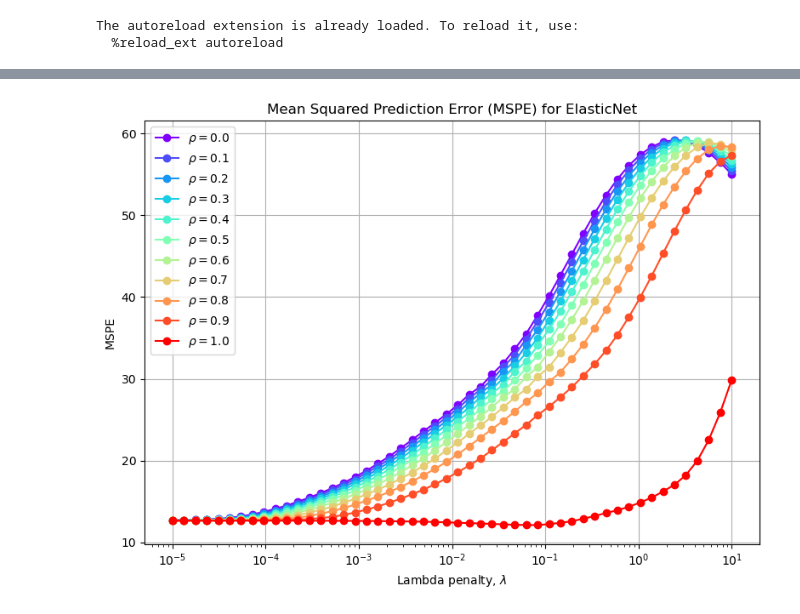
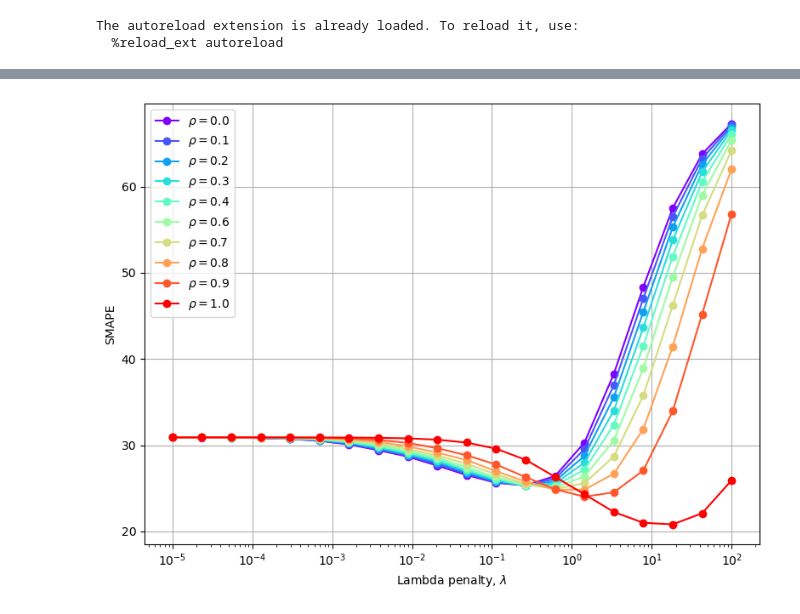
Before and after one commit to peterravn/Seminar-Adv-Finance, a Jupyter notebook: 6. Ridge and lasso.ipynb, the cells around one changed output, grey strips where cells are left out. Saved outputs shown, nothing was run; the diff lists cells and outputs as text; code cells hidden in the pictures.

```diff
--- a/6. Ridge and lasso.ipynb
+++ b/6. Ridge and lasso.ipynb
@@ -3,6 +3,8 @@ import pandas as pd
 import numpy as np
 import matplotlib.pyplot as plt
 from statsmodels.tsa.statespace.sarimax import SARIMAX
+
+from sklearn.preprocessing import StandardScaler
 
 from sklearn.linear_model import ElasticNet, Lasso, Ridge
 
@@ -15,10 +17,16 @@ from functions import *
 %load_ext autoreload
 %autoreload 2
 
+lags = 7
+
 # Load each
 datasets = {}
 for hour in range(24):
     datasets[hour] = pd.read_csv(f"Splits/dataset_hour_{hour}.csv")
+
+    for i in range(1, lags + 1):
+      datasets[hour][f'DK2_spot_lag_{i}'] = datasets[hour]['DK2_spot'].shift(i)
+      datasets[hour] = datasets[hour].dropna()
 
 datasets_train = {hour: datasets[hour][(datasets[hour]['DATE'] >= '2014-01-01') & (datasets[hour]['DATE'] < '2023-01-01')].drop(['DATE'], axis=1).to_numpy() for hour in range(24)}
 datasets_test = {hour: datasets[hour][datasets[hour]['DATE'] >= '2023-01-01'].drop(['DATE'], axis=1).to_numpy() for hour in range(24)}
@@ -26,8 +34,27 @@ datasets_test = {hour: datasets[hour][datasets[hour]['DATE'] >= '2023-01-01'].dr
 y_train = {hour: datasets_train[hour][:, 0].reshape(-1, 1) for hour in range(24)}
 y_test = {hour: datasets_test[hour][:, 0].reshape(-1, 1) for hour in range(24)}
 
-weather_train = {hour: datasets_train[hour][:, ::-1] for hour in range(24)}
-weather_test = {hour: datasets_test[hour][:, ::-1] for hour in range(24)}
+scalers = {}
+
+exog_variables_train = {hour: datasets_train[hour][:, 1:-1] for hour in range(24)}
+exog_variables_train_stand = {}
+
+# Fit and transform each hour’s data
+for hour in range(24):
+    # Fit the scaler on the training data for the current hour
+    scaler = StandardScaler().fit(exog_variables_train[hour])
+    scalers[hour] = scaler  # Store the scaler for each hour
+
+    # Transform the training data
+    exog_variables_train_stand[hour] = scaler.transform(exog_variables_train[hour])
+
+exog_variables_test = {hour: datasets_test[hour][:, 1:-1] for hour in range(24)}
+exog_variables_test_stand = {}
+
+# Transform each hour’s test data using the corresponding scaler
+for hour in range(24):
+    # Use the scaler fitted on the training data for this hour
+    exog_variables_test_stand[hour] = scalers[hour].transform(exog_variables_test[hour])
 # %% [output]
 The autoreload extension is already loaded. To reload it, use:
   %reload_ext autoreload
@@ -111,20 +143,22 @@ optimal_rho = min_smape_params['y'].values[0]
 # %%
 # Rainbow color map
-colors = plt.cm.rainbow(np.linspace(0, 1, len(final_mspe['y'].unique())))
+hour = 16
+
+colors = plt.cm.rainbow(np.linspace(0, 1, len(final_mspe_dict[hour]['y'].unique())))
 
 plt.figure(figsize=(8, 6))
-for idx, y_value in enumerate(final_mspe['y'].unique()):
-    subset = final_mspe[final_mspe['y'] == y_value]
+for idx, y_value in enumerate(final_mspe_dict[hour]['y'].unique()):
+    subset = final_mspe_dict[hour][final_mspe_dict[hour]['y'] == y_value]
     plt.plot(subset['x'], subset['smape_val'], marker='o', label=r'$\rho={}$'.format(round(y_value, 1)), color=colors[idx])
 
 plt.xlabel(r'Lambda penalty, $\lambda$')
-plt.ylabel('MSPE')
-plt.title('Mean Squared Prediction Error (MSPE) for ElasticNet')
+plt.ylabel('SMAPE')
+# plt.title('Symmetric Mean Average Prediction Error (SMAPE) for ElasticNet')
 plt.legend()
 plt.xscale('log')
 plt.grid(True)
 plt.tight_layout()
 
 plt.show()
 # %% [output]
-[figure, old version]
+[figure, new version]
```
Also changed, not shown: parts of 4 cells of this notebook, 28 other files.
